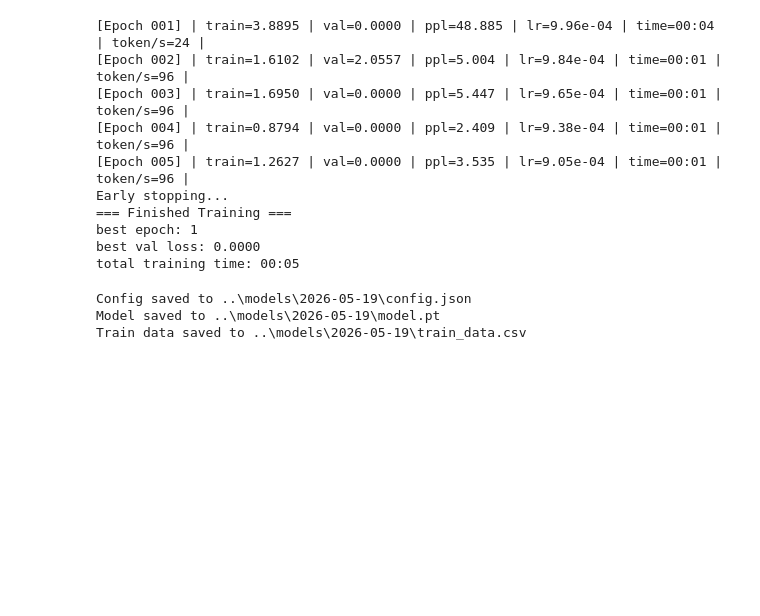
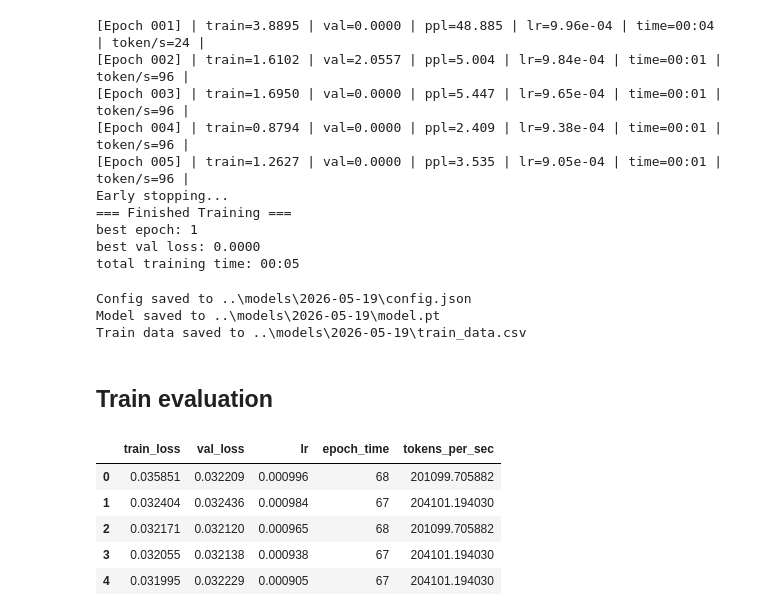
Before and after one commit to gefero/land2vec, a Jupyter notebook: notebooks/prueba_1.ipynb, the cells around one changed output. Drawn from its saved outputs; the diff is of its cells as text; code cells hidden in the pictures; blank space fills up the shorter version.

```diff
--- a/notebooks/prueba_1.ipynb
+++ b/notebooks/prueba_1.ipynb
@@ -191,5 +204,7 @@ save_train_results(history, target_folder)
 Config saved to ..\models\2026-05-19\config.json
 Model saved to ..\models\2026-05-19\model.pt
 Train data saved to ..\models\2026-05-19\train_data.csv
+# %% [markdown]
+## Train evaluation
 # %%
 config = load_config(target_folder)
@@ -197 +212,10 @@ model = load_model(config, target_folder)
 train_results = load_train_results(target_folder)
+# %%
+train_results.head()
+# %% [output]
+|  | train_loss | val_loss | lr | epoch_time | tokens_per_sec |
+| 0 | 0.035851 | 0.032209 | 0.000996 | 68 | 201099.705882 |
+| 1 | 0.032404 | 0.032436 | 0.000984 | 67 | 204101.194030 |
+| 2 | 0.032171 | 0.032120 | 0.000965 | 68 | 201099.705882 |
+| 3 | 0.032055 | 0.032138 | 0.000938 | 67 | 204101.194030 |
+| 4 | 0.031995 | 0.032229 | 0.000905 | 67 | 204101.194030 |
```
Also changed, not shown: parts of 17 cells of this notebook.
